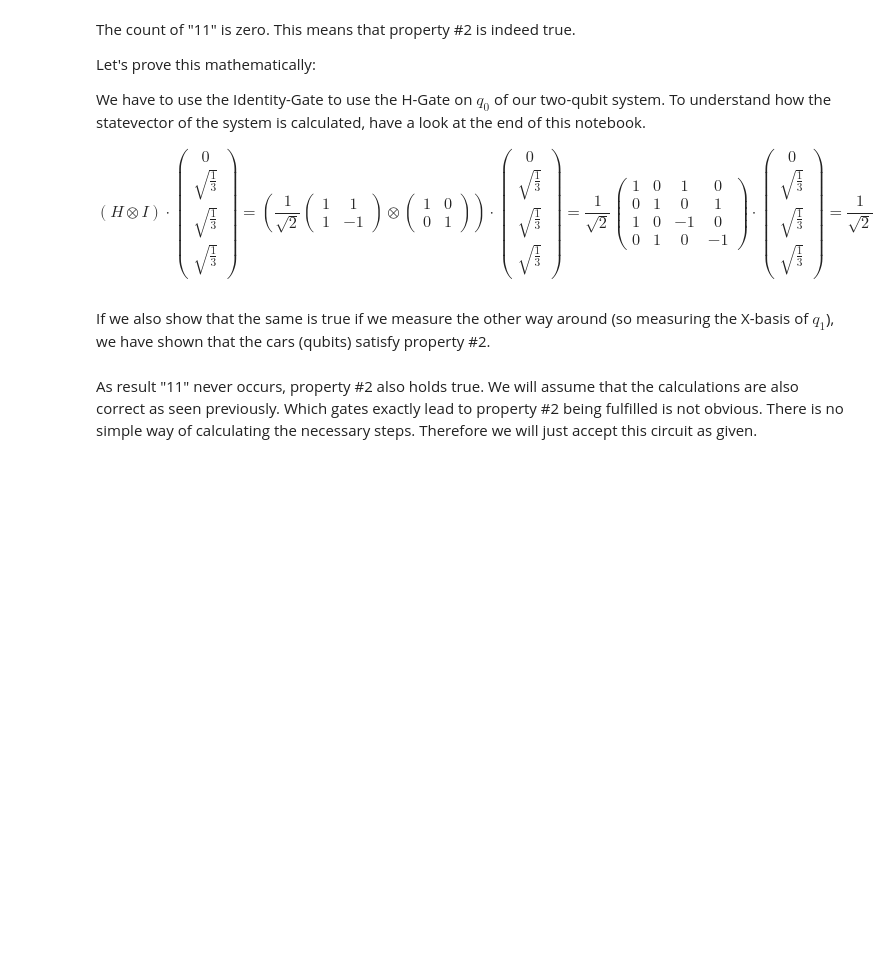
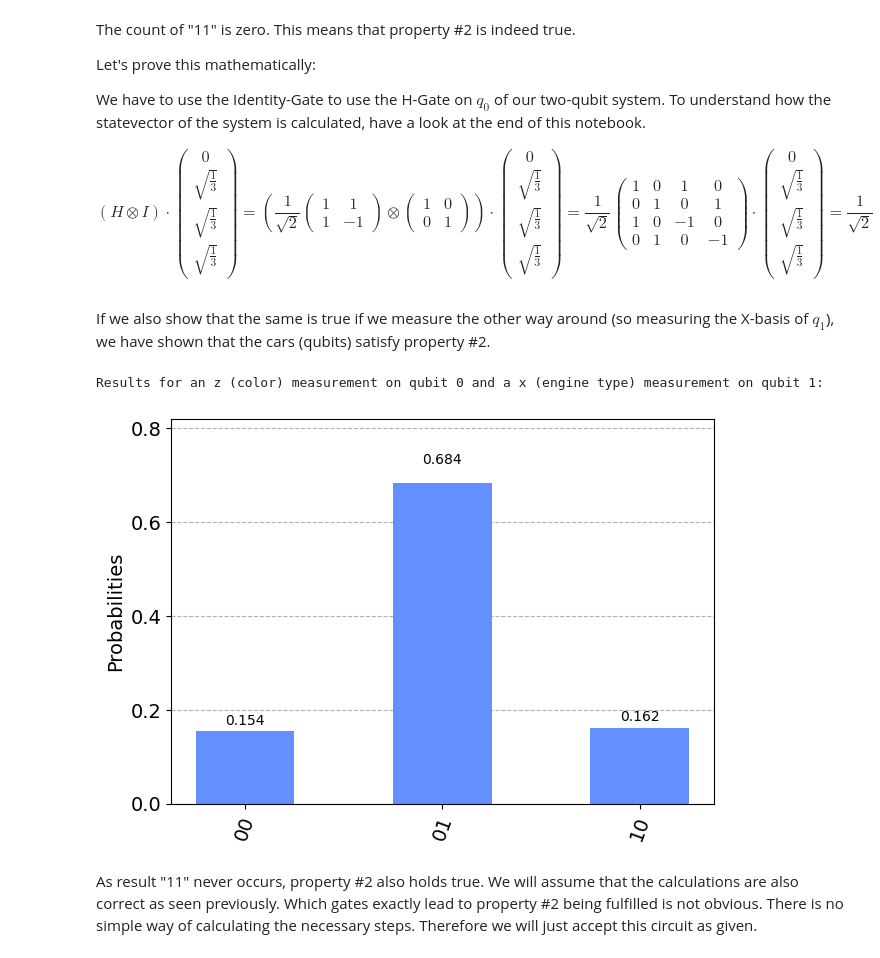
Before and after one commit to JanLahmann/Fun-with-Quantum, a Jupyter notebook: Hardys-Paradox.ipynb, the cells around one changed output. Cells and saved outputs as stored; diff of their text form; code cells hidden in the pictures; blank space fills up the shorter version.

```diff
--- a/Hardys-Paradox.ipynb
+++ b/Hardys-Paradox.ipynb
@@ -151,13 +147,16 @@ If we also show that the same is true if we measure the other way around (so mea
 # %%
 measurementsZX = QuantumCircuit(q,c)
 # z measurement on qubit 0
 measurementsZX.measure(q[0],c[0])
 # x measurement on qubit 1
 measurementsZX.h(q[1])
 measurementsZX.measure(q[1],c[1])
-qc = qc_hardy + measurementsZX
+qc = qc_hardy.compose(measurementsZX, inplace=False)
 print('Results for an z (color) measurement on qubit 0 and a x (engine type) measurement on qubit 1:')
 plot_histogram(execute(qc,Aer.get_backend('qasm_simulator')).result().get_counts())
+# %% [output]
+Results for an z (color) measurement on qubit 0 and a x (engine type) measurement on qubit 1:
+[figure, added]
 # %% [markdown]
 As result "11" never occurs, property #2 also holds true. We will assume that the calculations are also correct as seen previously.
 Which gates exactly lead to property #2 being fulfilled is not obvious. There is no simple way of calculating the necessary steps. Therefore we will just accept this circuit as given.
```
Also changed, not shown: parts of 6 cells of this notebook, 1 other file.
